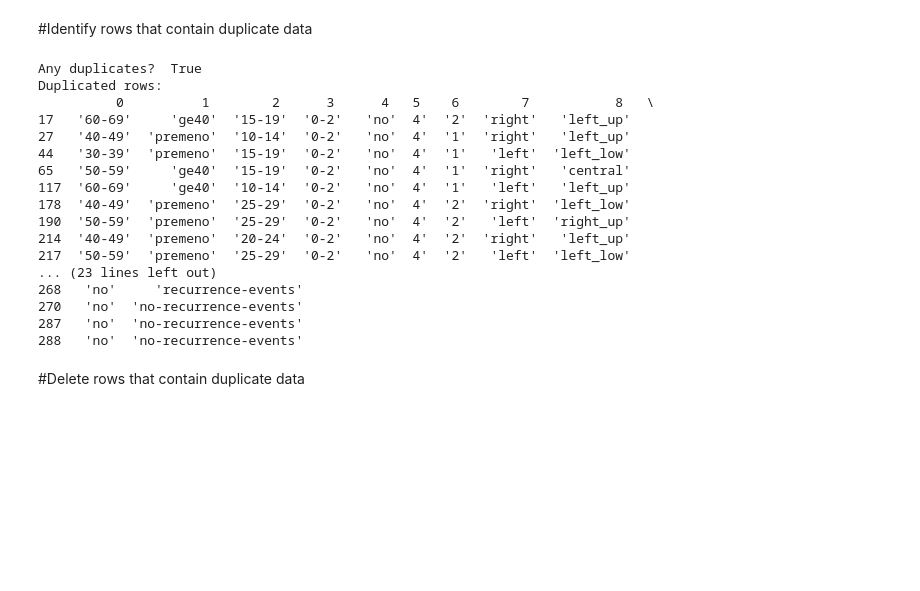
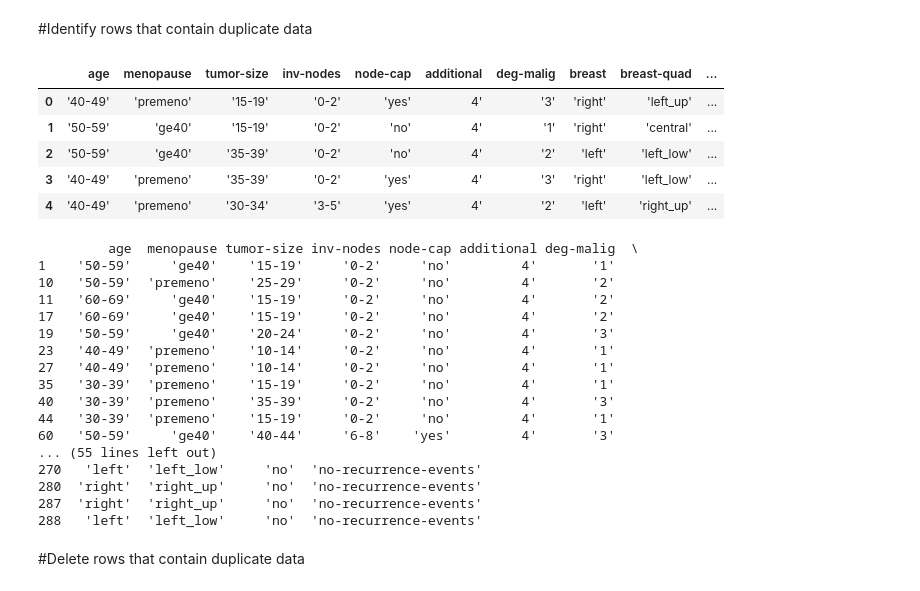
Before and after one commit to carighi/al_ml_workshop, a Jupyter notebook: Day_2/Live_Demos/Day_2_Live_Demo_1_Basic_Data_Cleaning.ipynb, the cells around one changed output. Cells and saved outputs as stored; diff of their text form; code cells hidden in the pictures; blank space fills up the shorter version.

```diff
--- a/Day_2/Live_Demos/Day_2_Live_Demo_1_Basic_Data_Cleaning.ipynb
+++ b/Day_2/Live_Demos/Day_2_Live_Demo_1_Basic_Data_Cleaning.ipynb
@@ -157,36 +193,44 @@ Columns to delete:  [4, 5, 7, 9, 10]
 (289, 6)
 # %% [markdown]
 #Identify rows that contain duplicate data
-# %%
-# locate rows of duplicate data
-from pandas import read_csv
-# load the dataset
-df = read_csv('messy_data.csv', header=None)
-# calculate duplicates
-dups = df.duplicated()
-# report if there are any duplicates
-print("Any duplicates? ", dups.any())
-# list all duplicate rows
-print("Duplicated rows:")
-print(df[dups])
-# %% [output]
-Any duplicates?  True
-Duplicated rows:
-          0          1        2      3      4   5    6        7           8   \
-17   '60-69'     'ge40'  '15-19'  '0-2'   'no'  4'  '2'  'right'   'left_up'
-27   '40-49'  'premeno'  '10-14'  '0-2'   'no'  4'  '1'  'right'   'left_up'
-44   '30-39'  'premeno'  '15-19'  '0-2'   'no'  4'  '1'   'left'  'left_low'
-65   '50-59'     'ge40'  '15-19'  '0-2'   'no'  4'  '1'  'right'   'central'
-117  '60-69'     'ge40'  '10-14'  '0-2'   'no'  4'  '1'   'left'   'left_up'
-178  '40-49'  'premeno'  '25-29'  '0-2'   'no'  4'  '2'  'right'  'left_low'
-190  '50-59'  'premeno'  '25-29'  '0-2'   'no'  4'  '2'   'left'  'right_up'
-214  '40-49'  'premeno'  '20-24'  '0-2'   'no'  4'  '2'  'right'   'left_up'
-217  '50-59'  'premeno'  '25-29'  '0-2'   'no'  4'  '2'   'left'  'left_low'
-... (23 lines left out)
-268   'no'     'recurrence-events'
-270   'no'  'no-recurrence-events'
-287   'no'  'no-recurrence-events'
-288   'no'  'no-recurrence-events'
+# %%
+# load the dataset and add column headers
+df = pd.read_csv('messy_data.csv', header=None)
+df.columns = ['age', 'menopause', 'tumor-size', 'inv-nodes', 'node-cap', 'additional', 'deg-malig', 'breast', 'breast-quad', 'irradiat', 'class']
+df.head()
+# %% [output]
+|  | age | menopause | tumor-size | inv-nodes | node-cap | additional | deg-malig | breast | breast-quad | ... |
+| 0 | '40-49' | 'premeno' | '15-19' | '0-2' | 'yes' | 4' | '3' | 'right' | 'left_up' | ... |
+| 1 | '50-59' | 'ge40' | '15-19' | '0-2' | 'no' | 4' | '1' | 'right' | 'central' | ... |
+| 2 | '50-59' | 'ge40' | '35-39' | '0-2' | 'no' | 4' | '2' | 'left' | 'left_low' | ... |
+| 3 | '40-49' | 'premeno' | '35-39' | '0-2' | 'yes' | 4' | '3' | 'right' | 'left_low' | ... |
+| 4 | '40-49' | 'premeno' | '30-34' | '3-5' | 'yes' | 4' | '2' | 'left' | 'right_up' | ... |
+# %%
+# calculate duplicates
+# Identify and display all duplicate.
+#The duplicated() function returns a Boolean Series denoting duplicate rows.
+#The keep=False argument marks all duplicates as True. So, df[df.duplicated(keep=False)] returns all the duplicate rows in the DataFrame.
+#To print duplicates related to particular column information, then use df.duplicated(subset['col1', 'col2'], keep=False)
+duplicate_rows = df[df.duplicated(keep=False)]
+print(duplicate_rows)
+# %% [output]
+         age  menopause tumor-size inv-nodes node-cap additional deg-malig  \
+1    '50-59'     'ge40'    '15-19'     '0-2'     'no'         4'       '1'
+10   '50-59'  'premeno'    '25-29'     '0-2'     'no'         4'       '2'
+11   '60-69'     'ge40'    '15-19'     '0-2'     'no'         4'       '2'
+17   '60-69'     'ge40'    '15-19'     '0-2'     'no'         4'       '2'
+19   '50-59'     'ge40'    '20-24'     '0-2'     'no'         4'       '3'
+23   '40-49'  'premeno'    '10-14'     '0-2'     'no'         4'       '1'
+27   '40-49'  'premeno'    '10-14'     '0-2'     'no'         4'       '1'
+35   '30-39'  'premeno'    '15-19'     '0-2'     'no'         4'       '1'
+40   '30-39'  'premeno'    '35-39'     '0-2'     'no'         4'       '3'
+44   '30-39'  'premeno'    '15-19'     '0-2'     'no'         4'       '1'
+60   '50-59'     'ge40'    '40-44'     '6-8'    'yes'         4'       '3'
+... (55 lines left out)
+270   'left'  'left_low'     'no'  'no-recurrence-events'
+280  'right'  'right_up'     'no'  'no-recurrence-events'
+287  'right'  'right_up'     'no'  'no-recurrence-events'
+288   'left'  'left_low'     'no'  'no-recurrence-events'
 # %% [markdown]
 #Delete rows that contain duplicate data
 # %%
```
Also changed, not shown: parts of 12 cells of this notebook.
